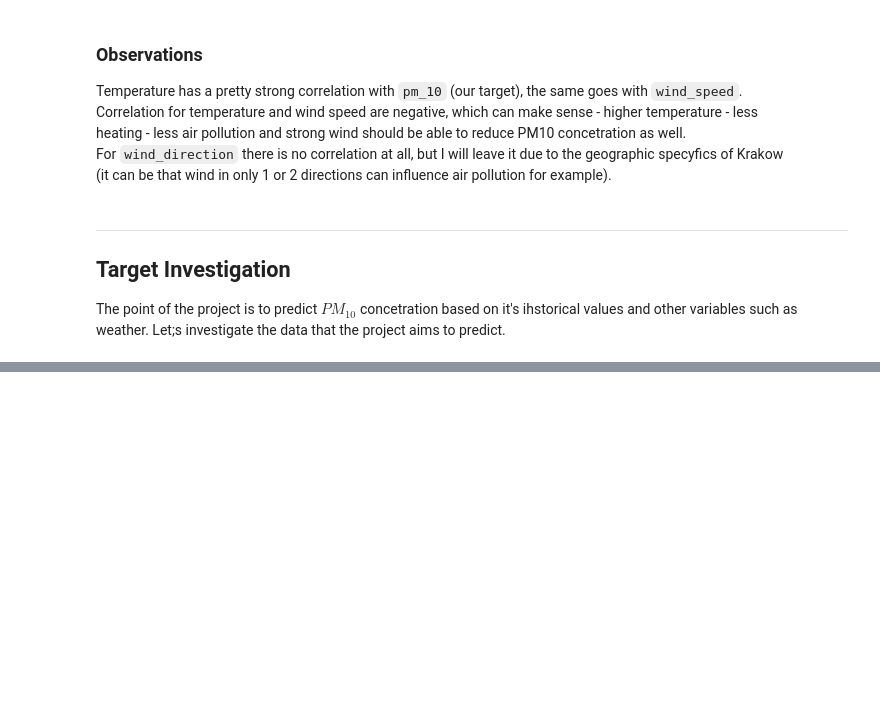
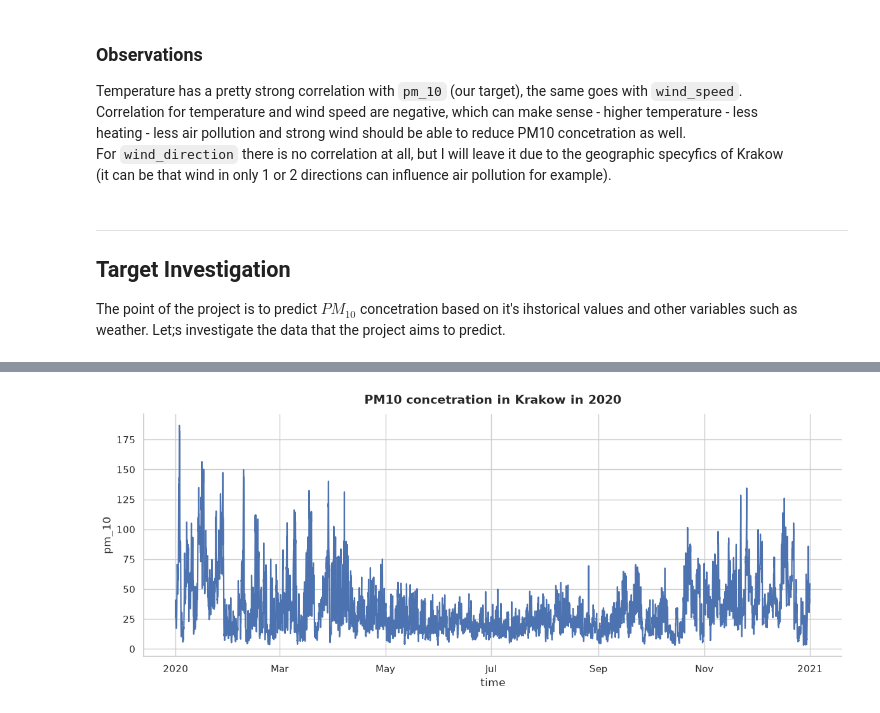
Before and after one commit to Pabito22/AirPolutionForecasting, a Jupyter notebook: notebooks/2-PW-initial-EDA.ipynb, the cells around one changed output, grey strips where cells are left out. Drawn from its saved outputs; the diff is of its cells as text; code cells hidden in the pictures; blank space fills up the shorter version.

```diff
--- a/notebooks/2-PW-initial-EDA.ipynb
+++ b/notebooks/2-PW-initial-EDA.ipynb
@@ -113,0 +110,11 @@ draw_timeseries(data=data, x="time", y="pm_10")
+# %%
+draw_timeseries(
+    data=data,
+    x="time",
+    y="pm_10",
+    title="PM10 concetration in Krakow in 2020",
+    start="2020-01-01",
+    end="2020-12-31",
+)
+# %% [output]
+[figure, added]
```
Also changed, not shown: parts of 17 cells of this notebook, 9 other files.
